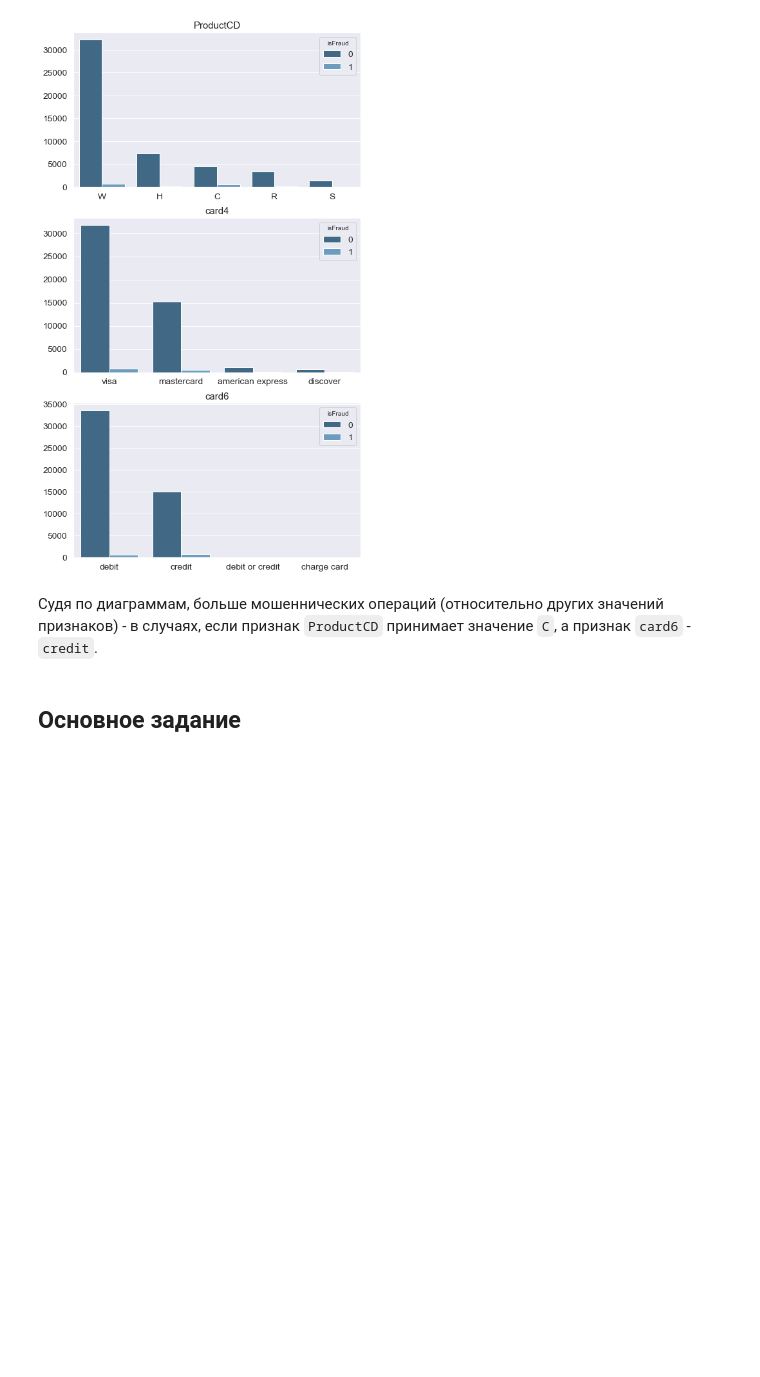
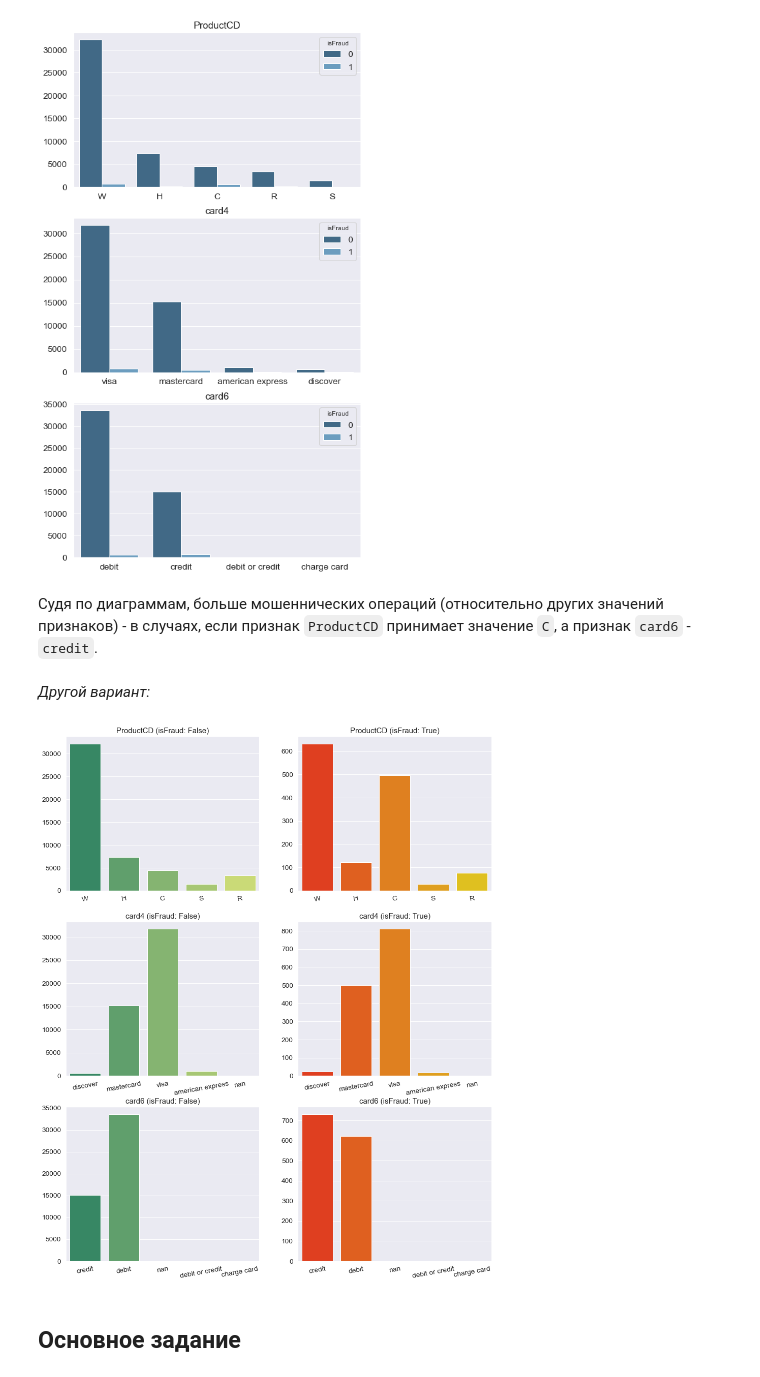
Before and after one commit to NovikovVN/sport, a Jupyter notebook: sport_2.ipynb, the cells around one changed output. Drawn from its saved outputs; the diff is of its cells as text; code cells hidden in the pictures; blank space fills up the shorter version.

```diff
--- a/sport_2.ipynb
+++ b/sport_2.ipynb
@@ -205,6 +205,27 @@ for i, feature in enumerate(['ProductCD', 'card4', 'card6']):
 [figure]
 # %% [markdown]
 Судя по диаграммам, больше мошеннических операций (относительно других значений признаков) - в случаях, если признак `ProductCD` принимает значение `C`, а признак `card6` - `credit`.
+# %% [markdown]
+*Другой вариант:*
+# %%
+palettes = ['summer', 'autumn']
+plt.figure(figsize=(15, 19))
+
+for i, feature in enumerate(['ProductCD', 'card4', 'card6']):
+    order = train_df[feature].unique()
+    for j in (0, 1):
+        plt.subplot(3, 2, j+i*2+1)
+        sns.countplot(
+            x=feature,
+            data=train_df[train_df[target_column] == j],
+            order=order,
+            palette=palettes[j])
+        plt.title(f'{feature} (isFraud: {bool(j)})')
+        plt.xlabel('')
+        plt.ylabel('')
+        plt.xticks(rotation=10)
+# %% [output]
+[figure, added]
 # %% [markdown]
 ## Основное задание
 # %% [markdown]
```
Also changed, not shown: parts of 9 cells of this notebook.
